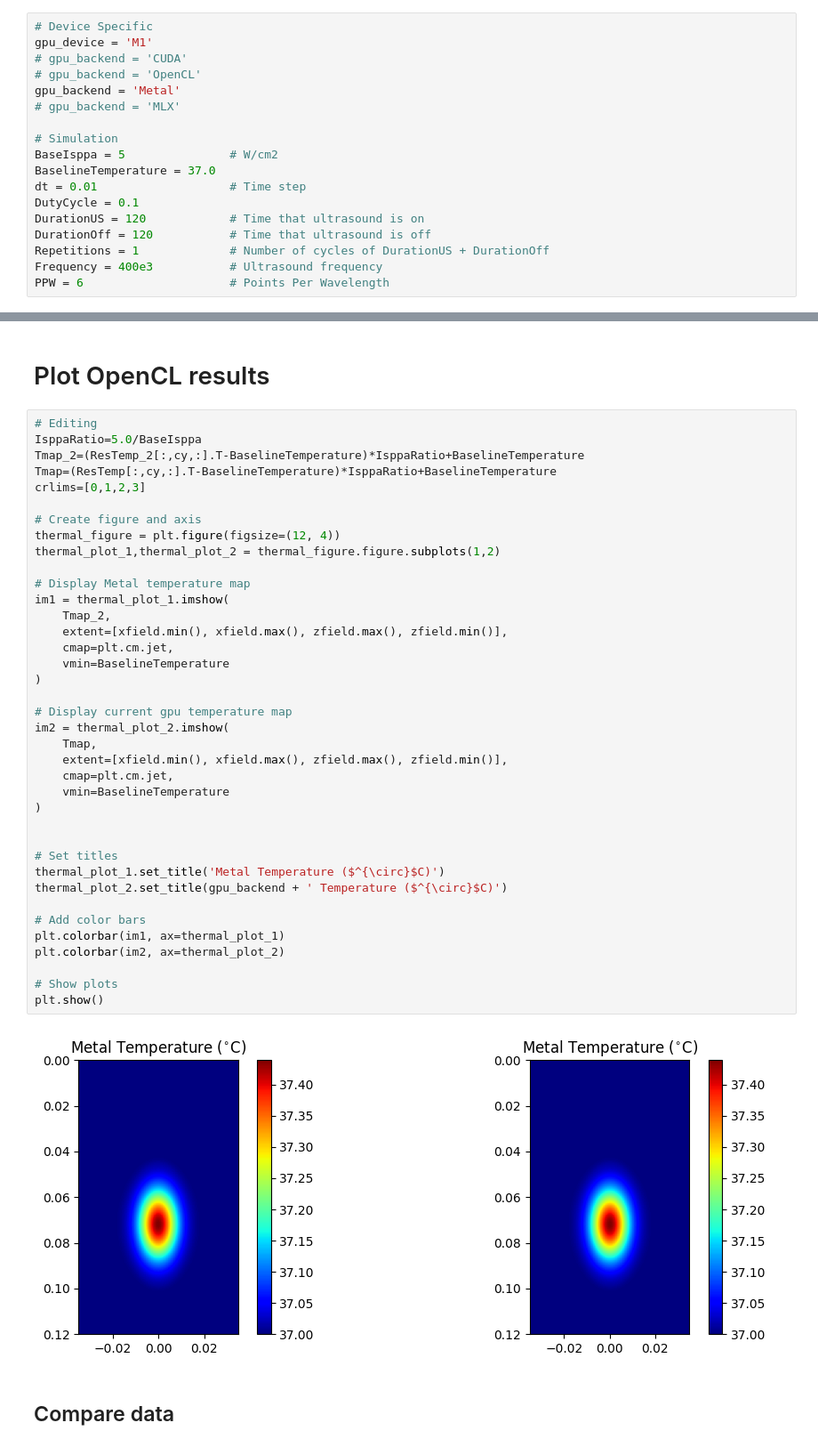
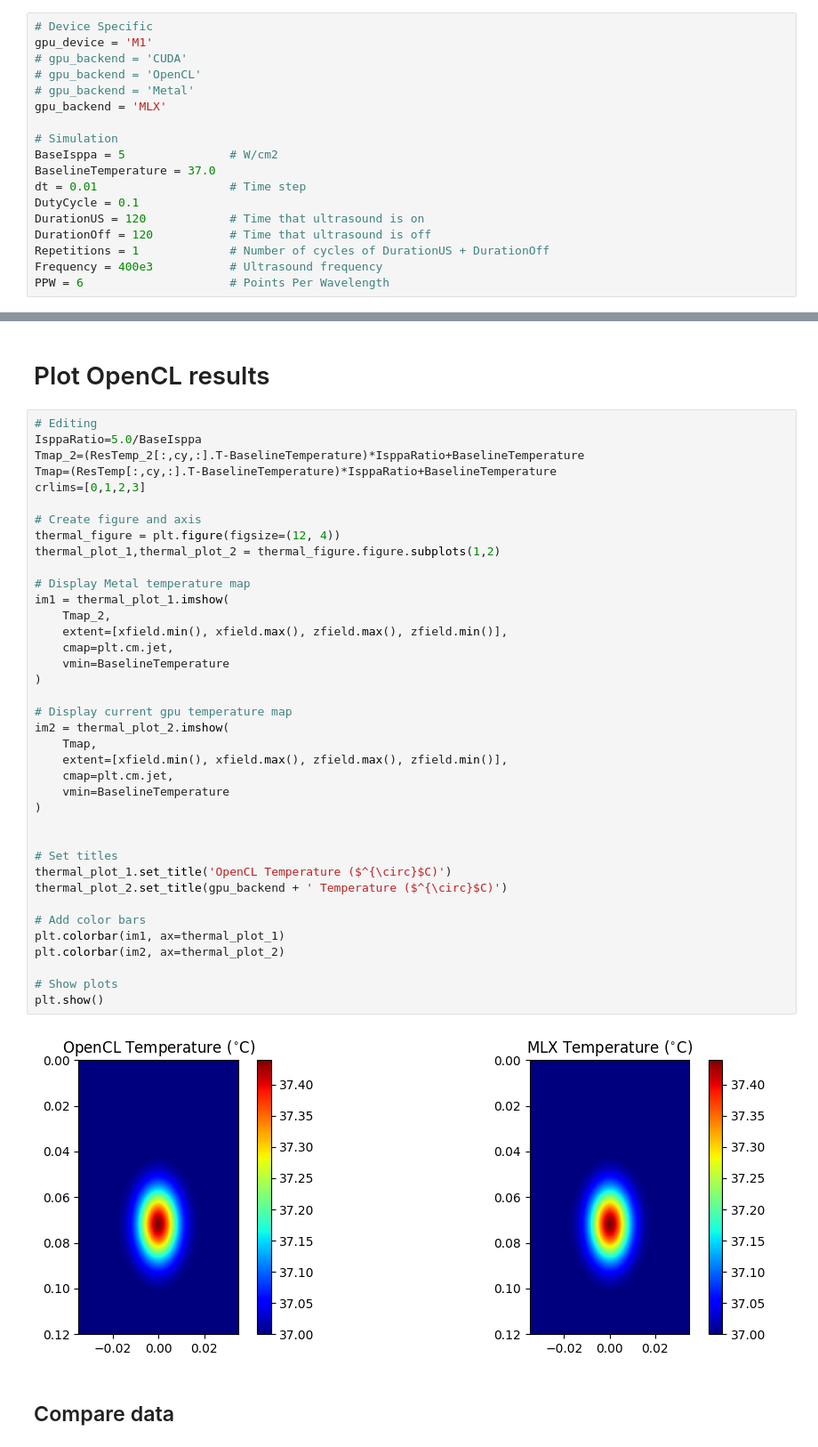
Before and after one commit to ProteusMRIgHIFU/BabelViscoFDTD, a Jupyter notebook: Tutorial Notebooks/Tools - 2 - BHTE.ipynb, the cells around one changed output, grey strips where cells are left out. Shown at 89% size. Drawn from its saved outputs; the diff is of its cells as text.

```diff
--- a/Tutorial Notebooks/Tools - 2 - BHTE.ipynb
+++ b/Tutorial Notebooks/Tools - 2 - BHTE.ipynb
@@ -28,8 +28,8 @@ from skimage.metrics import mean_squared_error, normalized_root_mse
 gpu_device = 'M1'
 # gpu_backend = 'CUDA'
 # gpu_backend = 'OpenCL'
-gpu_backend = 'Metal'
-# gpu_backend = 'MLX'
+# gpu_backend = 'Metal'
+gpu_backend = 'MLX'
 
 # Simulation
 BaseIsppa = 5               # W/cm2
@@ -471,35 +462,35 @@ crlims=[0,1,2,3]
 thermal_figure = plt.figure(figsize=(12, 4))
 thermal_plot_1,thermal_plot_2 = thermal_figure.figure.subplots(1,2)
 
 # Display Metal temperature map
 im1 = thermal_plot_1.imshow(
     Tmap_2,
     extent=[xfield.min(), xfield.max(), zfield.max(), zfield.min()],
     cmap=plt.cm.jet,
     vmin=BaselineTemperature
 )
 
 # Display current gpu temperature map
 im2 = thermal_plot_2.imshow(
     Tmap,
     extent=[xfield.min(), xfield.max(), zfield.max(), zfield.min()],
     cmap=plt.cm.jet,
     vmin=BaselineTemperature
 )
 
 
 # Set titles
-thermal_plot_1.set_title('Metal Temperature ($^{\circ}$C)')
+thermal_plot_1.set_title('OpenCL Temperature ($^{\circ}$C)')
 thermal_plot_2.set_title(gpu_backend + ' Temperature ($^{\circ}$C)')
 
 # Add color bars
 plt.colorbar(im1, ax=thermal_plot_1)
 plt.colorbar(im2, ax=thermal_plot_2)
 
 # Show plots
 plt.show()
 # %% [output]
-[figure, old version]
+[figure, new version]
 # %% [markdown]
 ## Compare data
 # %%
```
Also changed, not shown: parts of 3 cells of this notebook, 2 other files.
